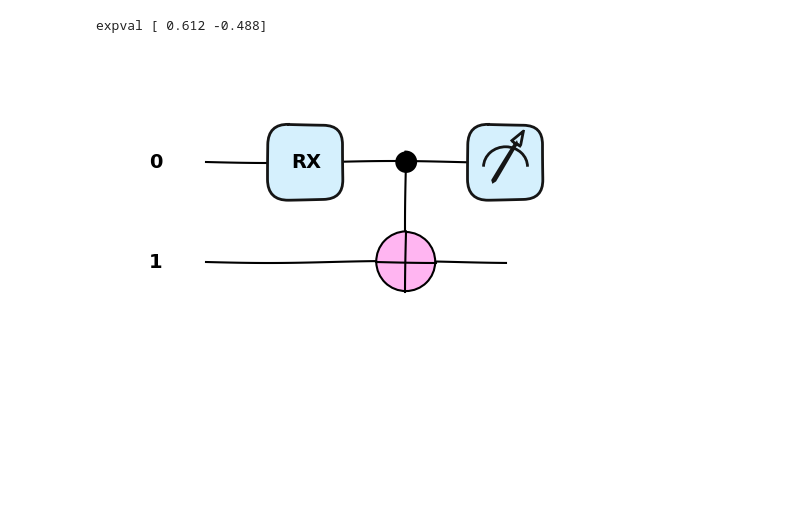
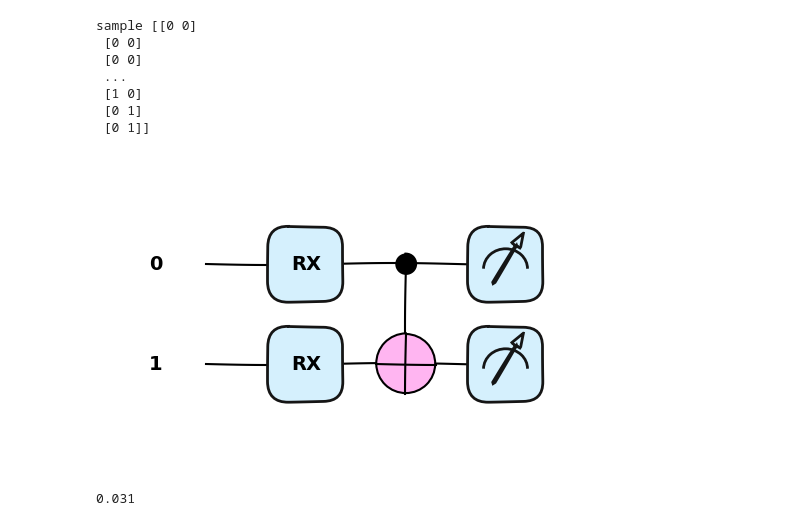
Before and after one commit to quantumethicsproject/Algorithm-Research, a Jupyter notebook: Student-Hub/Indy-Ng/Jeffrey_test.ipynb, the cells around one changed output. Saved outputs shown, nothing was run; the diff lists cells and outputs as text; code cells hidden in the pictures; blank space fills up the shorter version.

```diff
--- a/Student-Hub/Indy-Ng/Jeffrey_test.ipynb
+++ b/Student-Hub/Indy-Ng/Jeffrey_test.ipynb
@@ -17,27 +17,36 @@ from pennylane import numpy as np
 # %%
 # Choose the device you want to use.
 # dev = qml.device("lightning.qubit", wires=2, shots=1000)
 dev = qml.device('qiskit.aer', wires=2, shots=1000)
 # dev = qml.device('qiskit.ibmq', wires=2, shots=1000, backend='ibmq_qasm_simulator')
 # dev = qml.device('qiskit.ibmq', wires=2, shots=1000, backend='ibm_lagos')
 
 
 # Create a QNode with 2 entangled qubits
 @qml.qnode(dev)
 def circuit(theta):
-    qml.RX(theta,wires=0)
+    qml.RX(theta[0],wires=0)
+    qml.RX(theta[1],wires=1)
     qml.CNOT(wires=[0,1])
-    return qml.expval(qml.PauliZ(0))
+    # return qml.expval(qml.PauliZ(wires=range(0,1)))
+    return qml.sample()
 
-thetas = np.array([1.0,2.0],requires_grad=True)
+thetas = np.array([[1.0,2.0],[1.0,2.0]],requires_grad=True)
 # Draw your circuit
 qml.draw_mpl(circuit,style='pennylane')(thetas)
 
 # Run your circuit
-print('expval', circuit(thetas))
+print('sample', np.concatenate(circuit(thetas), axis=0))
+# print('sample', circuit(thetas))
 # %% [output]
-expval [ 0.612 -0.488]
+sample [[0 0]
+ [0 0]
+ [0 0]
+ ...
+ [1 0]
+ [0 1]
+ [0 1]]
-[figure, old version]
+[figure, new version]
 # %%
 def cost(circuit, thetas):
     c = circuit(thetas)
@@ -45,3 +54,7 @@ def cost(circuit, thetas):
+# %%
+cost(circuit, thetas)
+# %% [output]
+0.031
 # %%
 opt = qml.GradientDescentOptimizer(0.01)
 # %%
```
Also changed, not shown: parts of 2 cells of this notebook, 4 other files.
